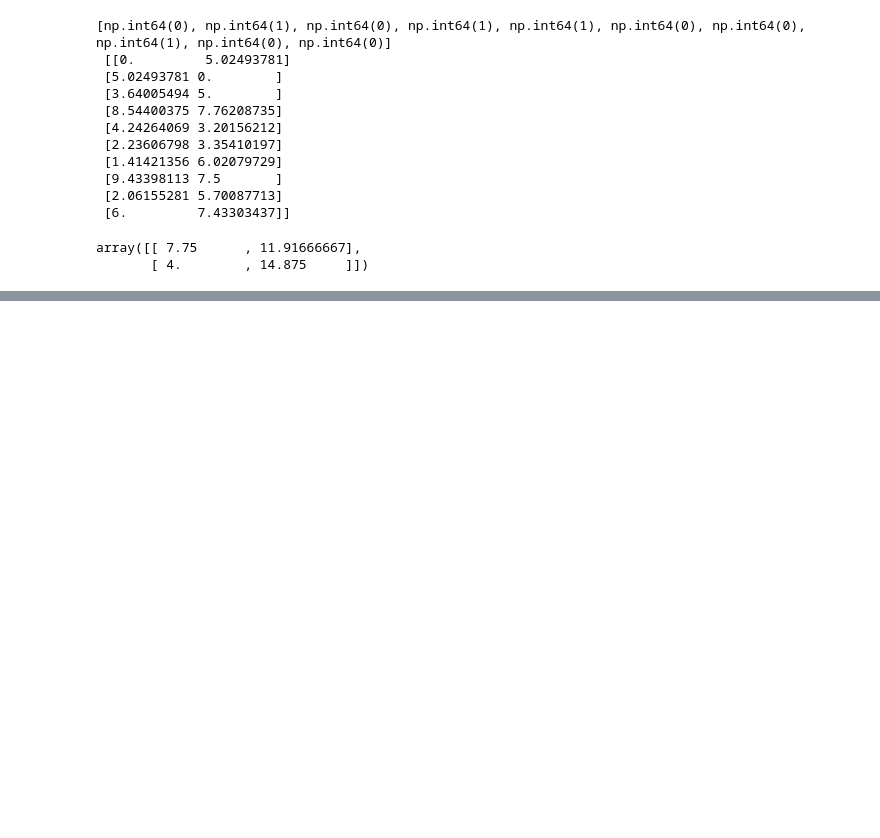
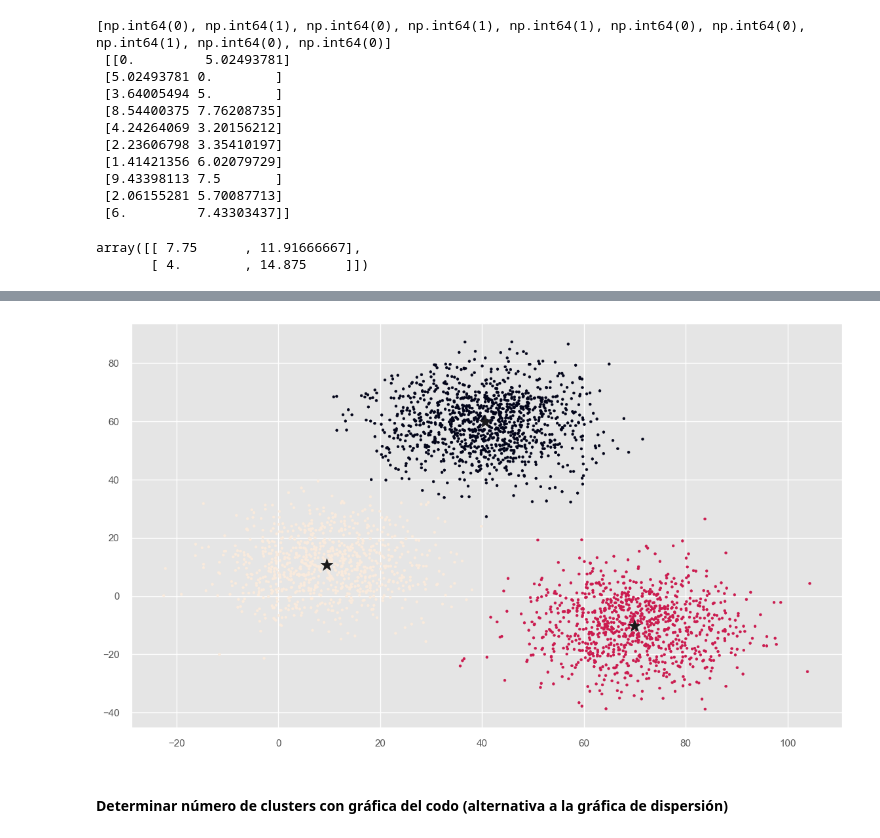
Before and after one commit to emilianodesu/LCD-5Sem-2025-1, a Jupyter notebook: PPCD/T1 Introduccion a ciencia de datos/1.2 Extraccion de grandes cantidades de informacion/agrupamientos.ipynb, the cells around one changed output, grey strips where cells are left out. Saved outputs shown, nothing was run; the diff lists cells and outputs as text; code cells hidden in the pictures; blank space fills up the shorter version.

```diff
--- a/PPCD/T1 Introduccion a ciencia de datos/1.2 Extraccion de grandes cantidades de informacion/agrupamientos.ipynb
+++ b/PPCD/T1 Introduccion a ciencia de datos/1.2 Extraccion de grandes cantidades de informacion/agrupamientos.ipynb
@@ -70,0 +99,15 @@ plt.scatter(data[:,0], data[:,1])
+# %%
+from sklearn.cluster import KMeans
+X = np.array(list(zip(v1, v2)))
+km = KMeans(n_clusters=3, n_init='auto')
+km.fit(X)
+y_hat = km.predict(X)
+C = km.cluster_centers_
+# %%
+plt.scatter(X[:,0], X[:,1], c=y_hat, s=7)
+plt.scatter(C[:,0], C[:,1], marker='*', s=200, c='k')
+plt.show()
+# %% [output]
+[figure, added]
+# %% [markdown]
+#### Determinar número de clusters con gráfica del codo (alternativa a la gráfica de dispersión)
```
Also changed, not shown: parts of 18 cells of this notebook, 12 other files.
